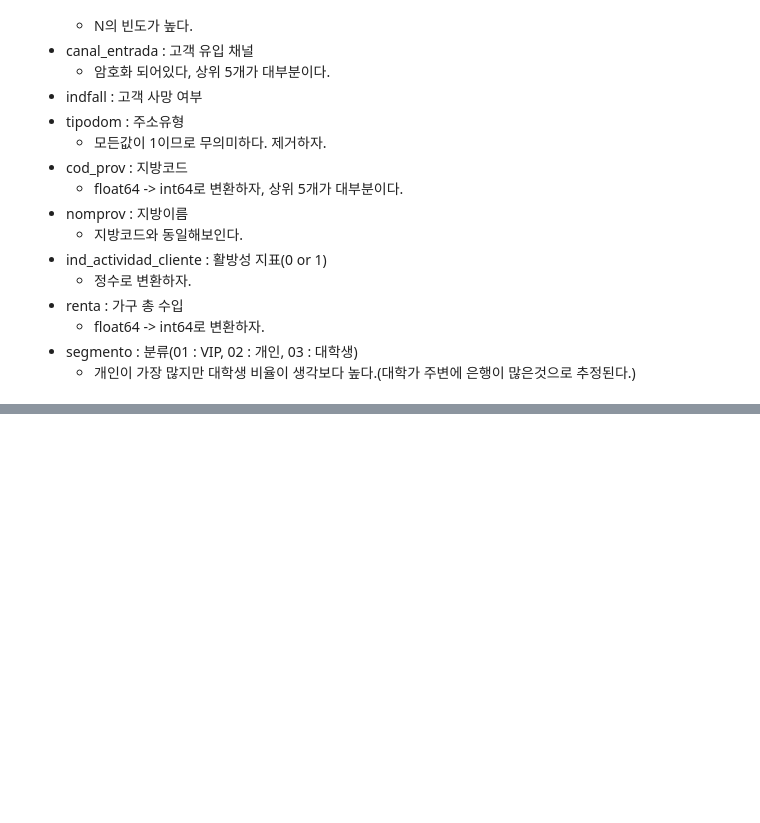
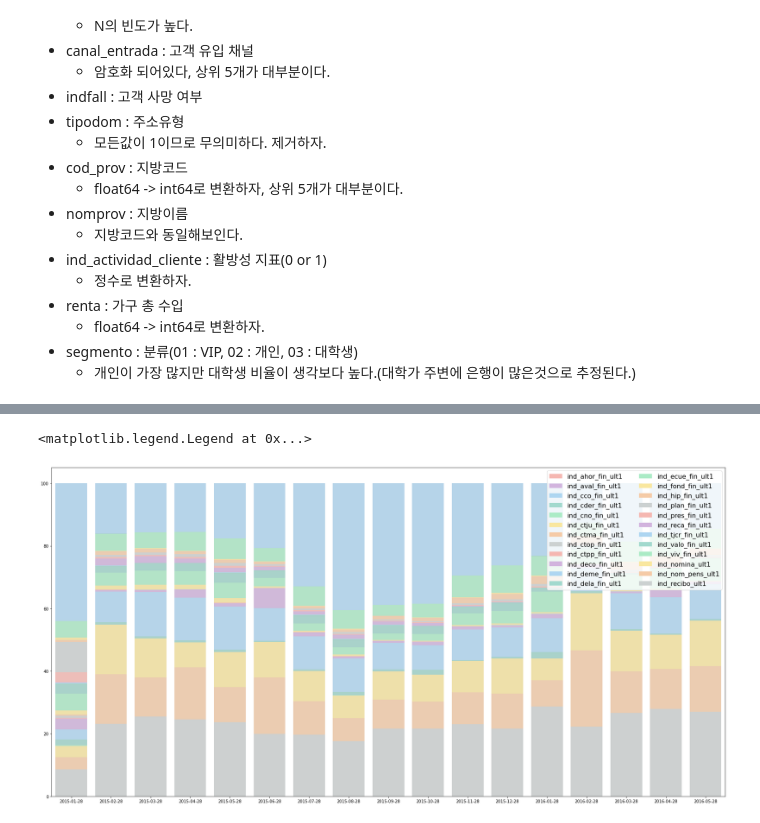
Before and after one commit to JHyunB/santander-product-recommendation, a Jupyter notebook: santander-product-recommendation.ipynb, the cells around one changed output, grey strips where cells are left out. Saved outputs shown, nothing was run; the diff lists cells and outputs as text; code cells hidden in the pictures; blank space fills up the shorter version.

```diff
--- a/santander-product-recommendation.ipynb
+++ b/santander-product-recommendation.ipynb
@@ -218,0 +281,17 @@ for col in train.columns:
+# %%
+prods = train.columns[24:].tolist()
+# 저번달 제품 정보가 없을시 0으로 채움
+for prod in prods:
+    prev = prod + '_prev'
+    df_train[prev].fillna(0,inplace=True)
+# %%
+# 전달에 없고 이번달에 구매한 경우 신규 구매 변수를 1로
+for prod in prods:
+    padd = prod + '_add'  # 신규 구매 변수
+    prev = prod + '_prev'
+    df_train[padd] = ((df_train[prod]==1) & (df_train[prev]==0)).astype(np.int8)
+# 신규구매변수만 추출
+add_cols = [prod + '_add' for prod in prods]
+labels = df_train[add_cols].copy()
+labels.columns = prods
+labels.to_csv('.\\data\\labels.csv',index=False)
@@ -218,0 +300,3 @@ for col in train.columns:
+# %%
+labels['date'] = train.fecha_dato
+labels
@@ -218,0 +317,23 @@ for col in train.columns:
+# %%
+months = np.unique(train.fecha_dato).tolist()
+label_cols = labels.columns.tolist()[:24]
+# 월별 신규상품 합
+label_over_time = []
+for i in range(len(label_cols)):
+    label_over_time.append(labels.groupby(['date'])[label_cols[i]].agg('sum').tolist())
+# %%
+# 누적계산
+label_sum_over_time = []
+for i in range(len(label_cols)):
+    label_sum_over_time.append(np.asarray(label_over_time[i:]).sum(axis=0))
+
+# 상대값으로 표현
+label_sum_percent = (label_sum_over_time / np.asarray(label_sum_over_time).max(axis=0)) * 100
+f, ax = plt.subplots(figsize=(30,15))
+for i in range(len(label_cols)):
+    sns.barplot(x=months,y=label_sum_percent[i], color= color_list[i%8])
+
+plt.legend([plt.Rectangle((0,0),1,1,fc=color_list[i%8]) for i in range(len(label_cols))],label_cols,loc=1,ncol=2,prop={'size':16})
+# %% [output]
+<matplotlib.legend.Legend at 0x...>
+[figure, added]
```
Also changed, not shown: parts of 20 cells of this notebook.
